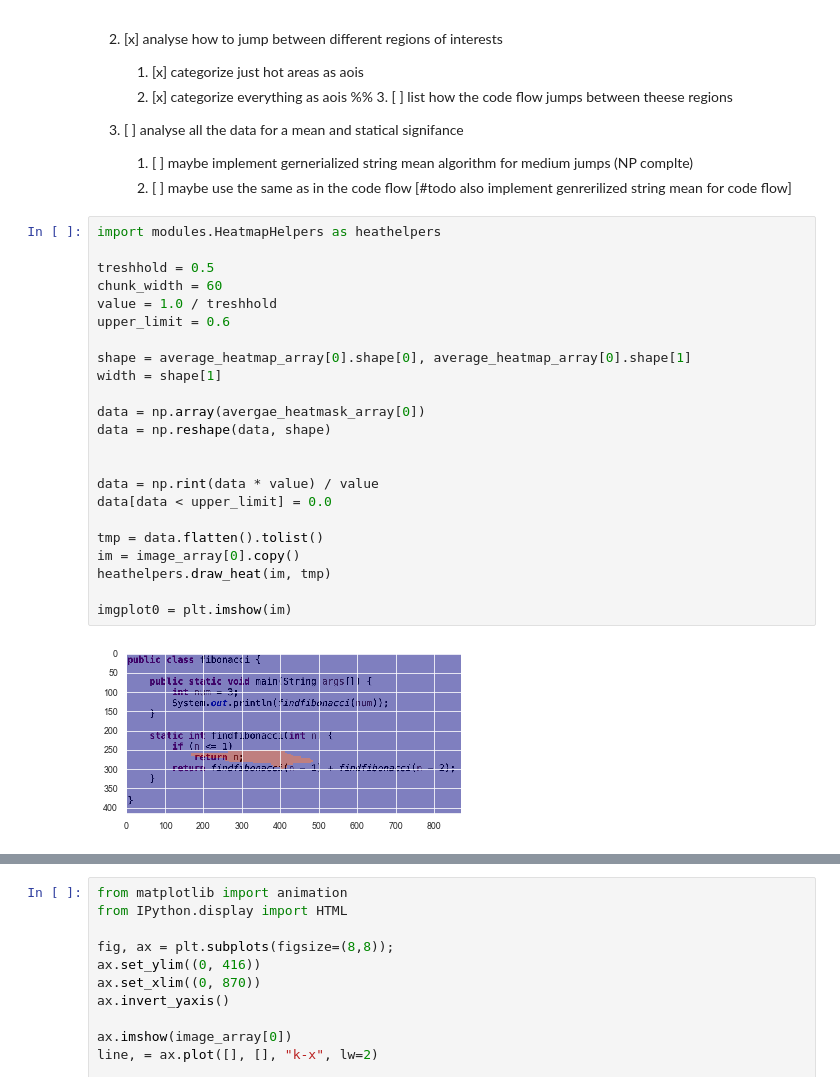
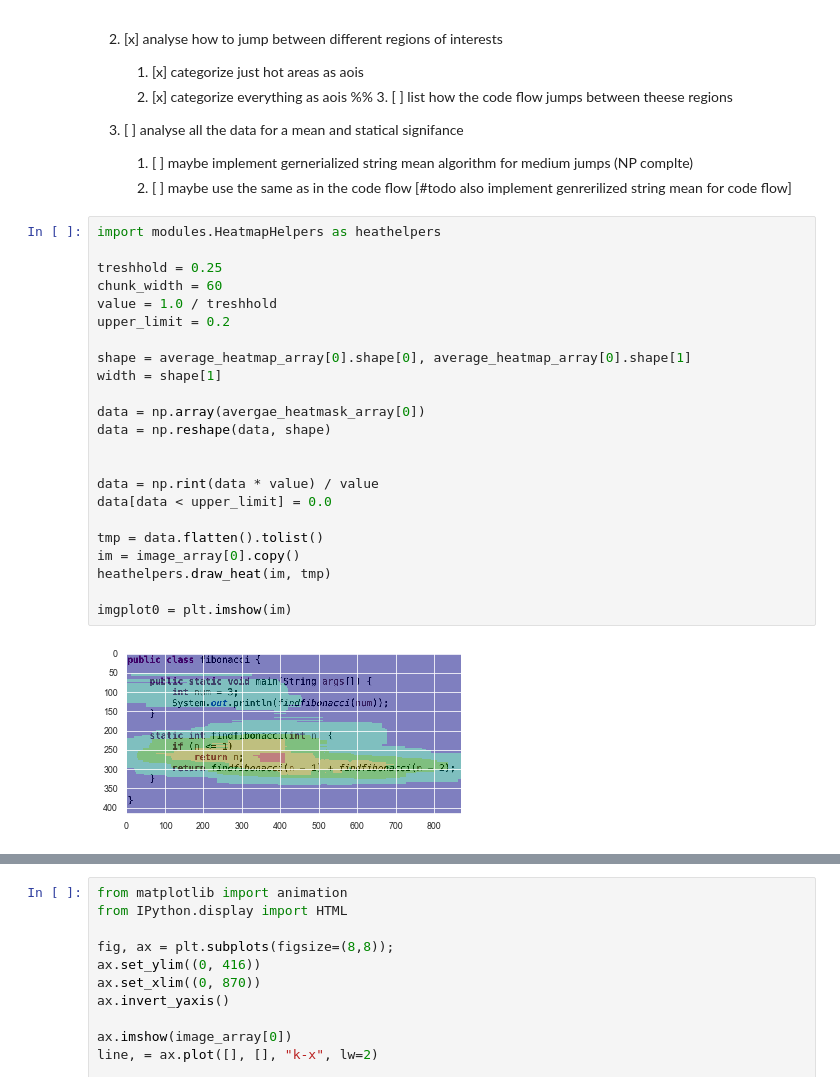
Before and after one commit to brains-on-code/REyeker, a Jupyter notebook: REyeker-DataAnalyses-Python/rEYEker_Pipeline.ipynb, the cells around one changed output, grey strips where cells are left out. Drawn from its saved outputs; the diff is of its cells as text.

```diff
--- a/REyeker-DataAnalyses-Python/rEYEker_Pipeline.ipynb
+++ b/REyeker-DataAnalyses-Python/rEYEker_Pipeline.ipynb
@@ -751,28 +761,28 @@ How to analyze areas of interests?
 # %%
 import modules.HeatmapHelpers as heathelpers
 
-treshhold = 0.5
+treshhold = 0.25
 chunk_width = 60
 value = 1.0 / treshhold
-upper_limit = 0.6
+upper_limit = 0.2
 
 shape = average_heatmap_array[0].shape[0], average_heatmap_array[0].shape[1]
 width = shape[1]
 
 data = np.array(avergae_heatmask_array[0])
 data = np.reshape(data, shape)
 
 
 data = np.rint(data * value) / value
 data[data < upper_limit] = 0.0
 
 tmp = data.flatten().tolist()
 im = image_array[0].copy()
 heathelpers.draw_heat(im, tmp)
 
 imgplot0 = plt.imshow(im)
 # %% [output]
-[figure, old version]
+[figure, new version]
 # %%
 horizontal_data = np.zeros(data.shape)
 
```
Also changed, not shown: parts of 8 cells of this notebook.
